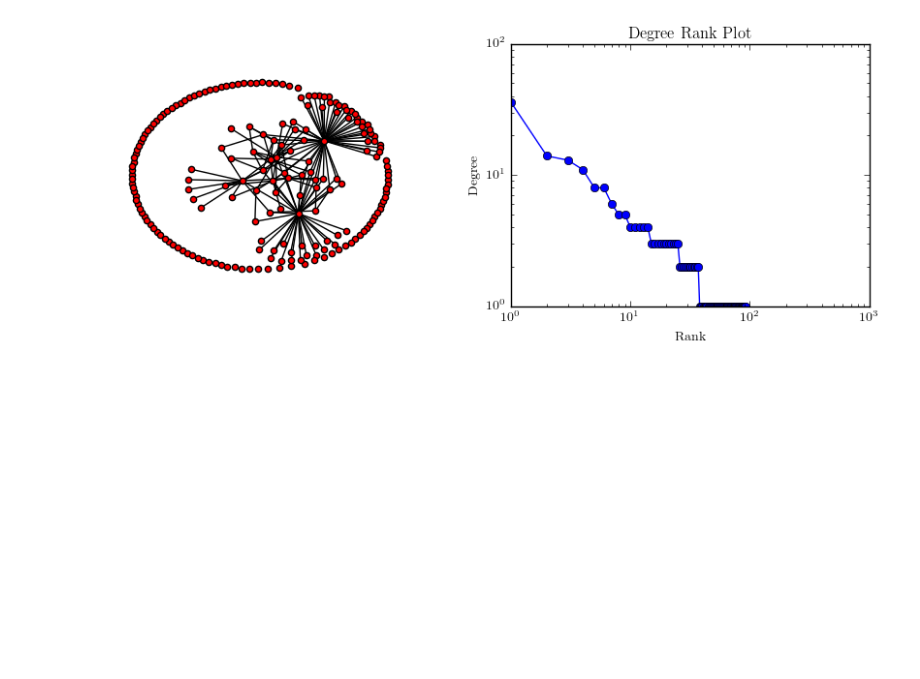
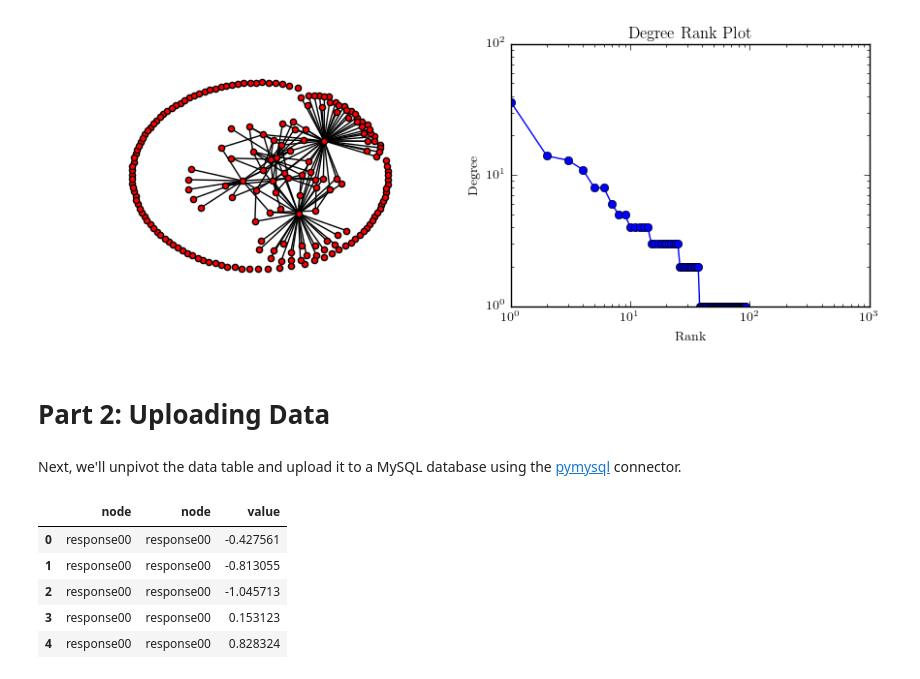
Before and after one commit to bit-lsi/BMDL2016, a Jupyter notebook: exercises/exercise01.ipynb, the cells around one changed output. Drawn from its saved outputs; the diff is of its cells as text; code cells hidden in the pictures; blank space fills up the shorter version.

```diff
--- a/exercises/exercise01.ipynb
+++ b/exercises/exercise01.ipynb
@@ -100,3 +105,18 @@ axes[1].loglog(degree_sequence,'b-',marker='o')
 plt.show()
 # %% [output]
 [figure]
+# %% [markdown]
+# Part 2: Uploading Data
+# %% [markdown]
+Next, we'll unpivot the data table and upload it to a MySQL database using the [pymysql](http://pymysql.readthedocs.io/en/latest/) connector.
+# %%
+df['node'] = df.index # hack pandas since melt doesn't use index
+melted_df = pd.melt(df, id_vars='node')
+melted_df.head()
+# %% [output]
+|  | node | node | value |
+| 0 | response00 | response00 | -0.427561 |
+| 1 | response00 | response00 | -0.813055 |
+| 2 | response00 | response00 | -1.045713 |
+| 3 | response00 | response00 | 0.153123 |
+| 4 | response00 | response00 | 0.828324 |
```
Also changed, not shown: parts of 12 cells of this notebook, 1 other file.
